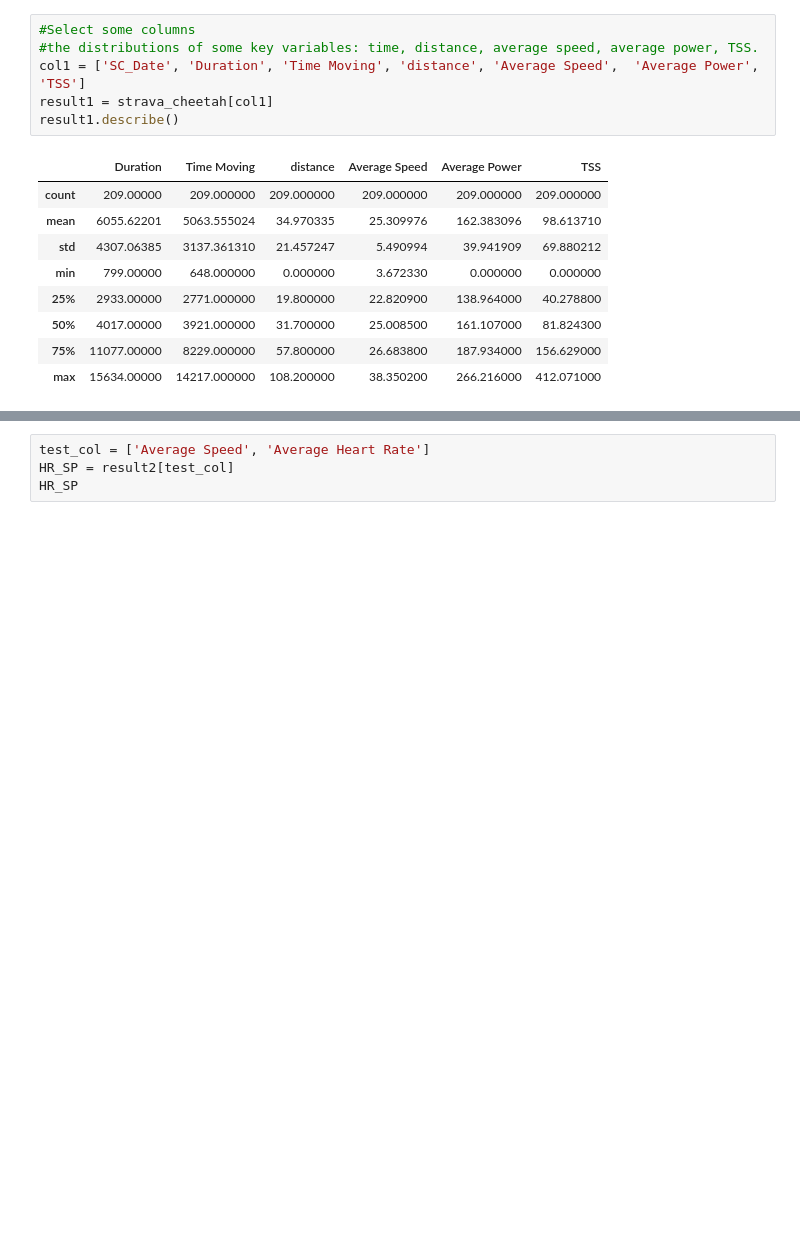
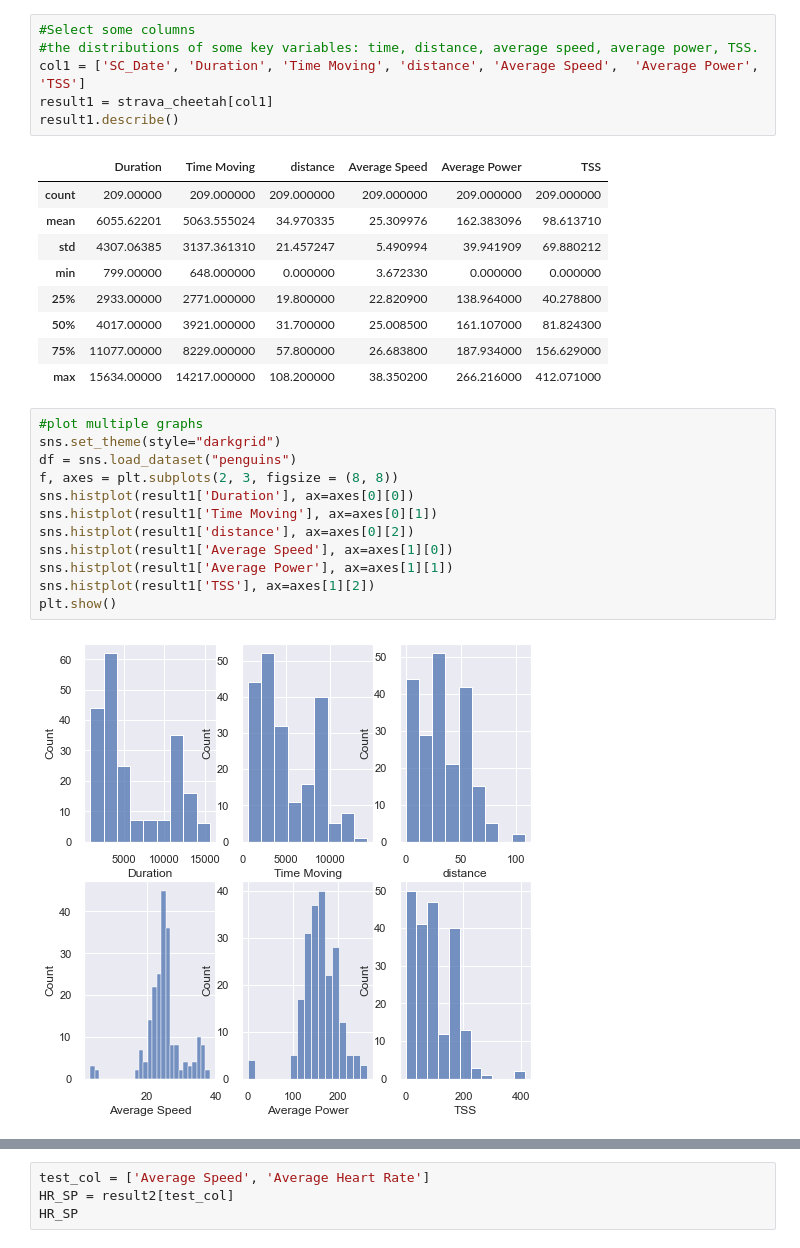
Before and after one commit to mona-piya/DS-portfolio-s1-2021-MonaMunegan, a Jupyter notebook: Portfolio 1.ipynb, the cells around one changed output, grey strips where cells are left out. Drawn from its saved outputs; the diff is of its cells as text; blank space fills up the shorter version.

```diff
--- a/Portfolio 1.ipynb
+++ b/Portfolio 1.ipynb
@@ -222,5 +222,19 @@ result1.describe()
 | 50% | 4017.00000 | 3921.000000 | 31.700000 | 25.008500 | 161.107000 | 81.824300 |
 | 75% | 11077.00000 | 8229.000000 | 57.800000 | 26.683800 | 187.934000 | 156.629000 |
 | max | 15634.00000 | 14217.000000 | 108.200000 | 38.350200 | 266.216000 | 412.071000 |
+# %%
+#plot multiple graphs
+sns.set_theme(style="darkgrid")
+df = sns.load_dataset("penguins")
+f, axes = plt.subplots(2, 3, figsize = (8, 8))
+sns.histplot(result1['Duration'], ax=axes[0][0])
+sns.histplot(result1['Time Moving'], ax=axes[0][1])
+sns.histplot(result1['distance'], ax=axes[0][2])
+sns.histplot(result1['Average Speed'], ax=axes[1][0])
+sns.histplot(result1['Average Power'], ax=axes[1][1])
+sns.histplot(result1['TSS'], ax=axes[1][2])
+plt.show()
+# %% [output]
+[figure, added]
 # %%
 #Distance, Moving Time, Average Speed, Heart Rate, Power (watts), Normalised power (NP), Training Stress Score, Elevation Gain
```
Also changed, not shown: parts of 8 cells of this notebook.
